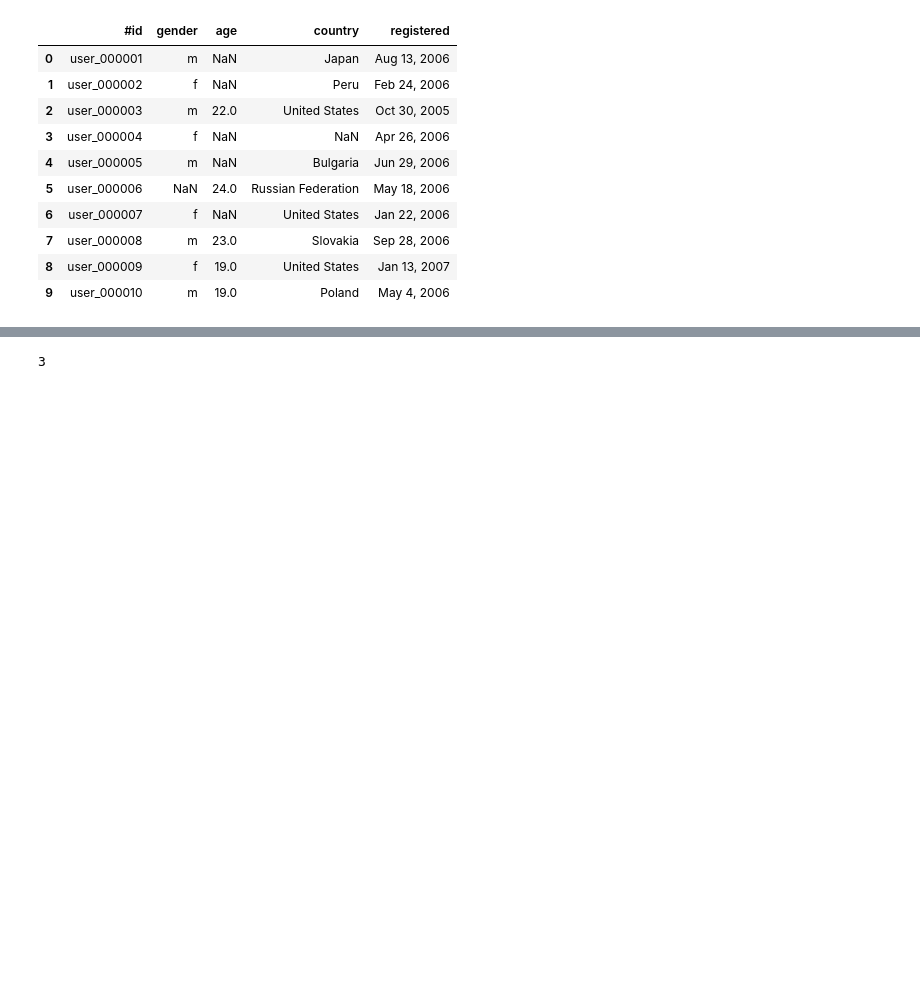
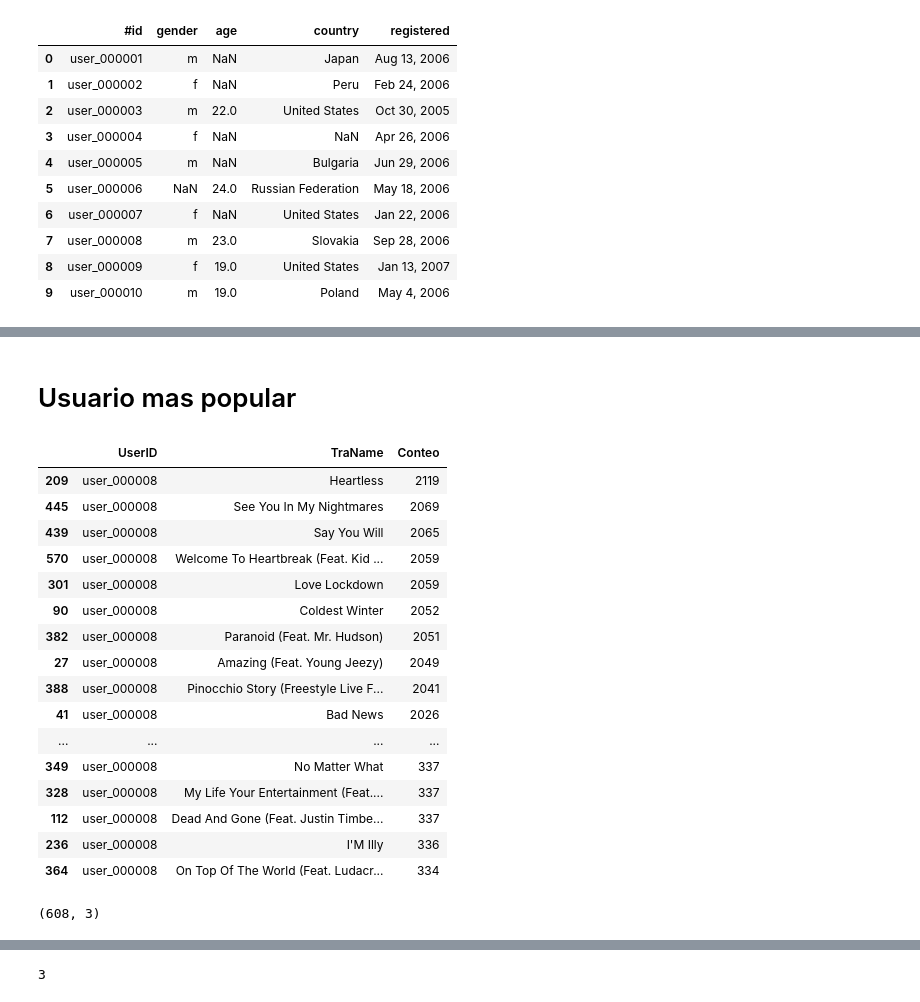
Before and after one commit to CristianMorenoMo/sistemas_recomendacion, a Jupyter notebook: Taller_1.ipynb, the cells around one changed output, grey strips where cells are left out. Saved outputs shown, nothing was run; the diff lists cells and outputs as text; code cells hidden in the pictures; blank space fills up the shorter version.

```diff
--- a/Taller_1.ipynb
+++ b/Taller_1.ipynb
@@ -50,0 +65,25 @@ df2.head()
+# %% [markdown]
+# Usuario  mas popular
+# %%
+A=df2[df2['UserID'] == 'user_000008'].groupby(['UserID','TraName']).size().reset_index(name = 'Conteo').sort_values(by = 'Conteo', ascending = False)
+display (A.head(20))
+print(A.shape)
+# %% [output]
+|  | UserID | TraName | Conteo |
+| 209 | user_000008 | Heartless | 2119 |
+| 445 | user_000008 | See You In My Nightmares | 2069 |
+| 439 | user_000008 | Say You Will | 2065 |
+| 570 | user_000008 | Welcome To Heartbreak (Feat. Kid ... | 2059 |
+| 301 | user_000008 | Love Lockdown | 2059 |
+| 90 | user_000008 | Coldest Winter | 2052 |
+| 382 | user_000008 | Paranoid (Feat. Mr. Hudson) | 2051 |
+| 27 | user_000008 | Amazing (Feat. Young Jeezy) | 2049 |
+| 388 | user_000008 | Pinocchio Story (Freestyle Live F... | 2041 |
+| 41 | user_000008 | Bad News | 2026 |
+| ... | ... | ... | ... |
+| 349 | user_000008 | No Matter What | 337 |
+| 328 | user_000008 | My Life Your Entertainment (Feat.... | 337 |
+| 112 | user_000008 | Dead And Gone (Feat. Justin Timbe... | 337 |
+| 236 | user_000008 | I'M Illy | 336 |
+| 364 | user_000008 | On Top Of The World (Feat. Ludacr... | 334 |
+(608, 3)
```
Also changed, not shown: parts of 31 cells of this notebook.
